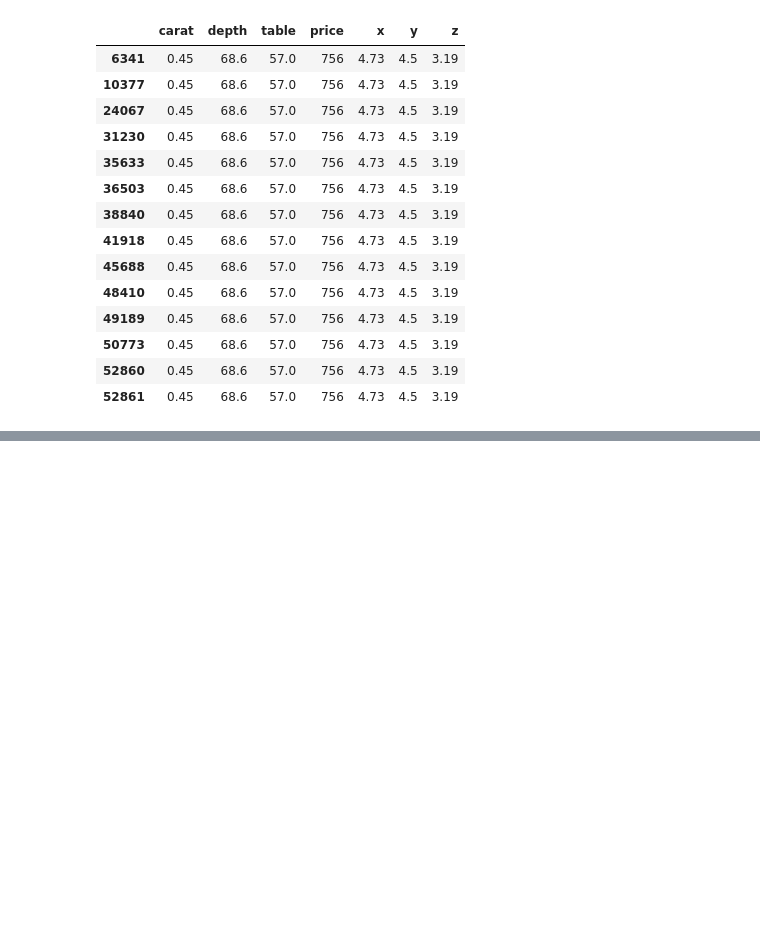
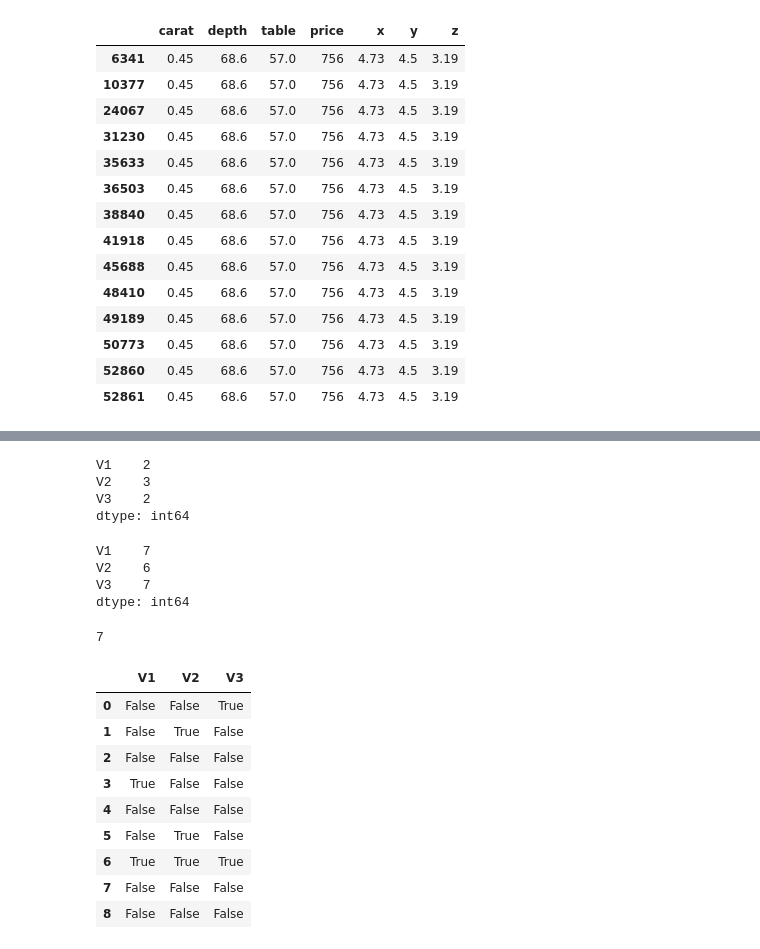
Before and after one commit to tacettinkustu/Data-Analysis, a Jupyter notebook: Data Pre-Processing/data-preporocessing-1.ipynb, the cells around one changed output, grey strips where cells are left out. Saved outputs shown, nothing was run; the diff lists cells and outputs as text; code cells hidden in the pictures; blank space fills up the shorter version.

```diff
--- a/Data Pre-Processing/data-preporocessing-1.ipynb
+++ b/Data Pre-Processing/data-preporocessing-1.ipynb
@@ -454,0 +481,31 @@ df[~aykiri_tf]
+# %%
+df.isnull().sum()
+# %% [output]
+V1    2
+V2    3
+V3    2
+dtype: int64
+# %%
+df.notnull().sum()
+# %% [output]
+V1    7
+V2    6
+V3    7
+dtype: int64
+# %%
+df.isnull().sum().sum()
+# %% [output]
+7
+# %%
+df.isnull()
+# %% [output]
+|  | V1 | V2 | V3 |
+| 0 | False | False | True |
+| 1 | False | True | False |
+| 2 | False | False | False |
+| 3 | True | False | False |
+| 4 | False | False | False |
+| 5 | False | True | False |
+| 6 | True | True | True |
+| 7 | False | False | False |
+| 8 | False | False | False |
```
Also changed, not shown: parts of 13 cells of this notebook.
